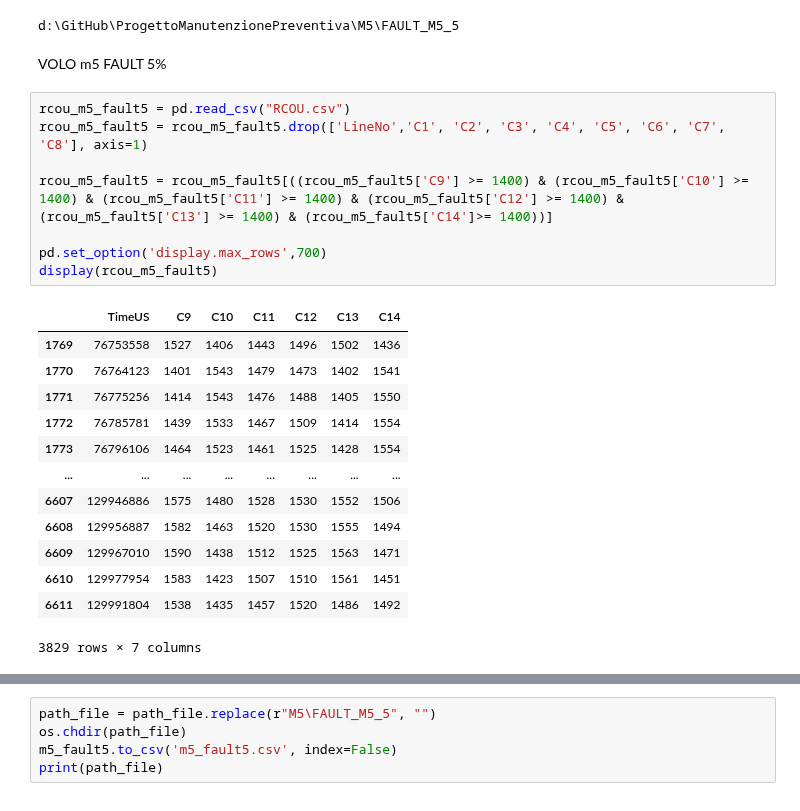
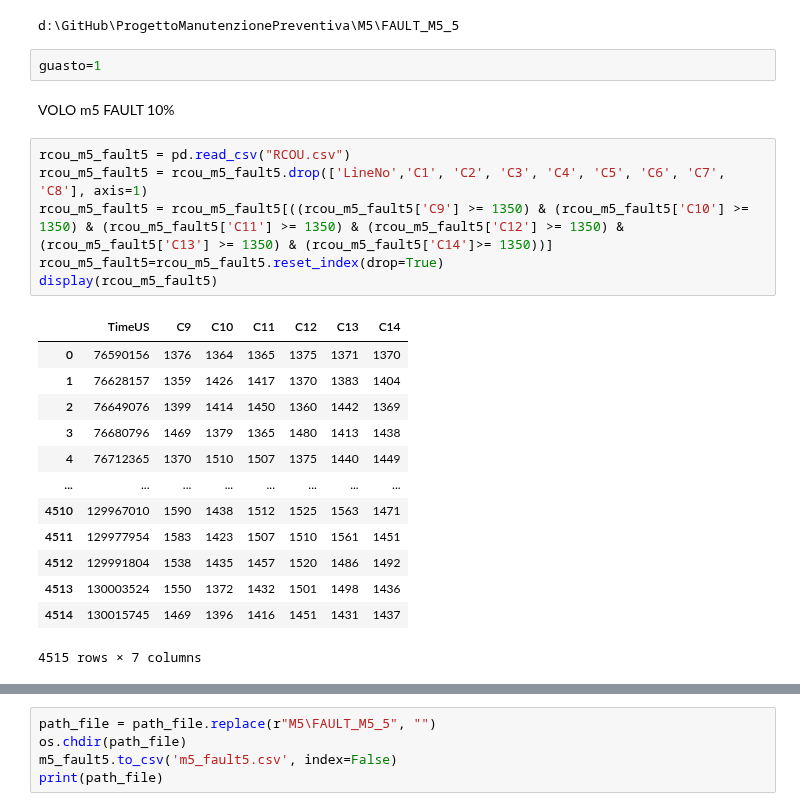
Before and after one commit to ChiaraAmalia/ProgettoManutenzionePreventiva, a Jupyter notebook: M5/FAULT_M5_5/fault_m5_5.ipynb, the cells around one changed output, grey strips where cells are left out. Drawn from its saved outputs; the diff is of its cells as text.

```diff
--- a/M5/FAULT_M5_5/fault_m5_5.ipynb
+++ b/M5/FAULT_M5_5/fault_m5_5.ipynb
@@ -13,27 +16,27 @@ print(path_file)
 os.chdir(path_file)
 # %% [output]
 d:\GitHub\ProgettoManutenzionePreventiva\M5\FAULT_M5_5
+# %%
+guasto=1
 # %% [markdown]
-VOLO m5 FAULT 5%
+VOLO m5 FAULT 10%
 # %%
 rcou_m5_fault5 = pd.read_csv("RCOU.csv")
 rcou_m5_fault5 = rcou_m5_fault5.drop(['LineNo','C1', 'C2', 'C3', 'C4', 'C5', 'C6', 'C7', 'C8'], axis=1)
-
-rcou_m5_fault5 = rcou_m5_fault5[((rcou_m5_fault5['C9'] >= 1400) & (rcou_m5_fault5['C10'] >= 1400) & (rcou_m5_fault5['C11'] >= 1400) & (rcou_m5_fault5['C12'] >= 1400) & (rcou_m5_fault5['C13'] >= 1400) & (rcou_m5_fault5['C14']>= 1400))]
-
-pd.set_option('display.max_rows',700)
+rcou_m5_fault5 = rcou_m5_fault5[((rcou_m5_fault5['C9'] >= 1350) & (rcou_m5_fault5['C10'] >= 1350) & (rcou_m5_fault5['C11'] >= 1350) & (rcou_m5_fault5['C12'] >= 1350) & (rcou_m5_fault5['C13'] >= 1350) & (rcou_m5_fault5['C14']>= 1350))]
+rcou_m5_fault5=rcou_m5_fault5.reset_index(drop=True)
 display(rcou_m5_fault5)
 # %% [output]
 |  | TimeUS | C9 | C10 | C11 | C12 | C13 | C14 |
-| 1769 | 76753558 | 1527 | 1406 | 1443 | 1496 | 1502 | 1436 |
-| 1770 | 76764123 | 1401 | 1543 | 1479 | 1473 | 1402 | 1541 |
-| 1771 | 76775256 | 1414 | 1543 | 1476 | 1488 | 1405 | 1550 |
-| 1772 | 76785781 | 1439 | 1533 | 1467 | 1509 | 1414 | 1554 |
-| 1773 | 76796106 | 1464 | 1523 | 1461 | 1525 | 1428 | 1554 |
+| 0 | 76590156 | 1376 | 1364 | 1365 | 1375 | 1371 | 1370 |
+| 1 | 76628157 | 1359 | 1426 | 1417 | 1370 | 1383 | 1404 |
+| 2 | 76649076 | 1399 | 1414 | 1450 | 1360 | 1442 | 1369 |
+| 3 | 76680796 | 1469 | 1379 | 1365 | 1480 | 1413 | 1438 |
+| 4 | 76712365 | 1370 | 1510 | 1507 | 1375 | 1440 | 1449 |
 | ... | ... | ... | ... | ... | ... | ... | ... |
-| 6607 | 129946886 | 1575 | 1480 | 1528 | 1530 | 1552 | 1506 |
-| 6608 | 129956887 | 1582 | 1463 | 1520 | 1530 | 1555 | 1494 |
-| 6609 | 129967010 | 1590 | 1438 | 1512 | 1525 | 1563 | 1471 |
-| 6610 | 129977954 | 1583 | 1423 | 1507 | 1510 | 1561 | 1451 |
-| 6611 | 129991804 | 1538 | 1435 | 1457 | 1520 | 1486 | 1492 |
+| 4510 | 129967010 | 1590 | 1438 | 1512 | 1525 | 1563 | 1471 |
+| 4511 | 129977954 | 1583 | 1423 | 1507 | 1510 | 1561 | 1451 |
+| 4512 | 129991804 | 1538 | 1435 | 1457 | 1520 | 1486 | 1492 |
+| 4513 | 130003524 | 1550 | 1372 | 1432 | 1501 | 1498 | 1436 |
+| 4514 | 130015745 | 1469 | 1396 | 1416 | 1451 | 1431 | 1437 |
-3829 rows × 7 columns
+4515 rows × 7 columns
```
Also changed, not shown: parts of 33 cells of this notebook, 32 other files.
